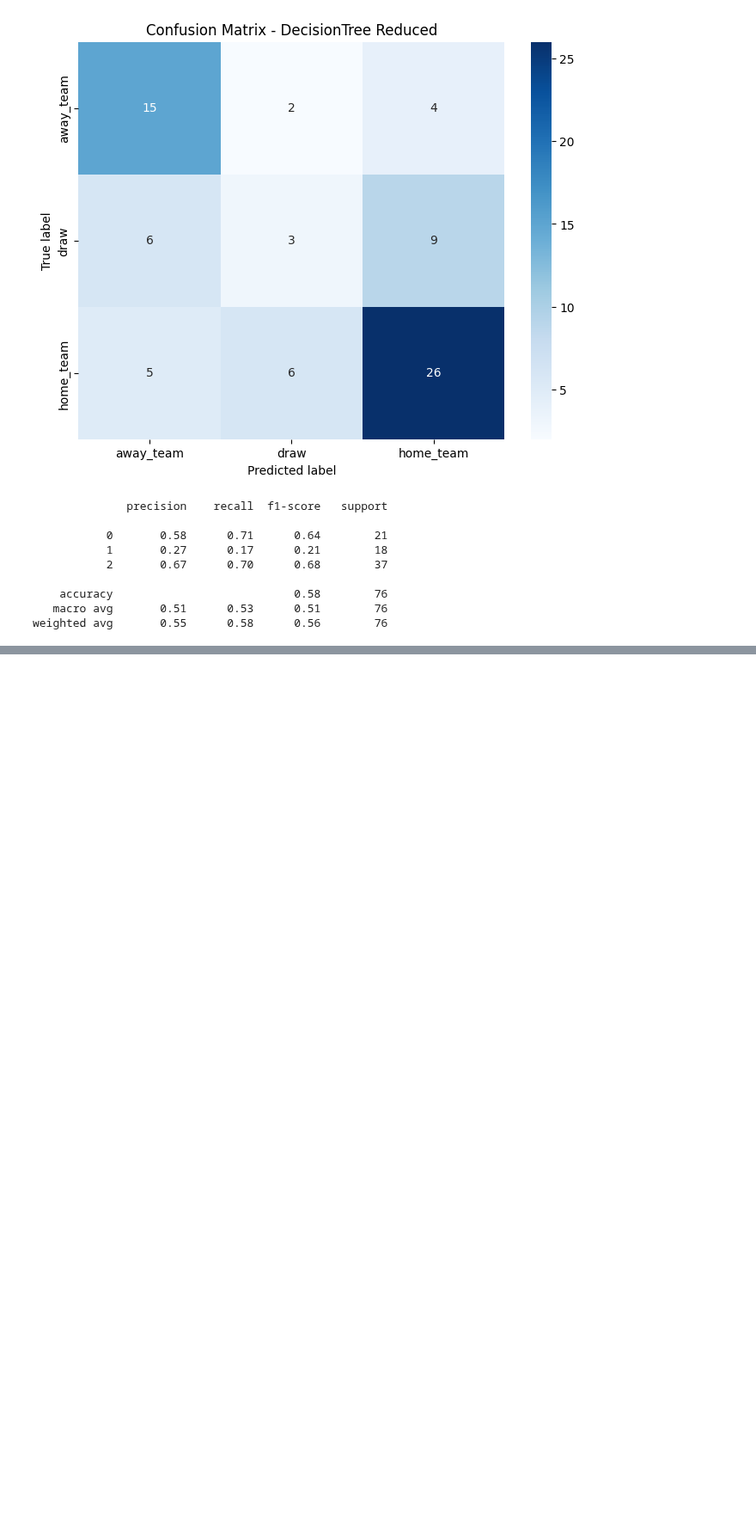
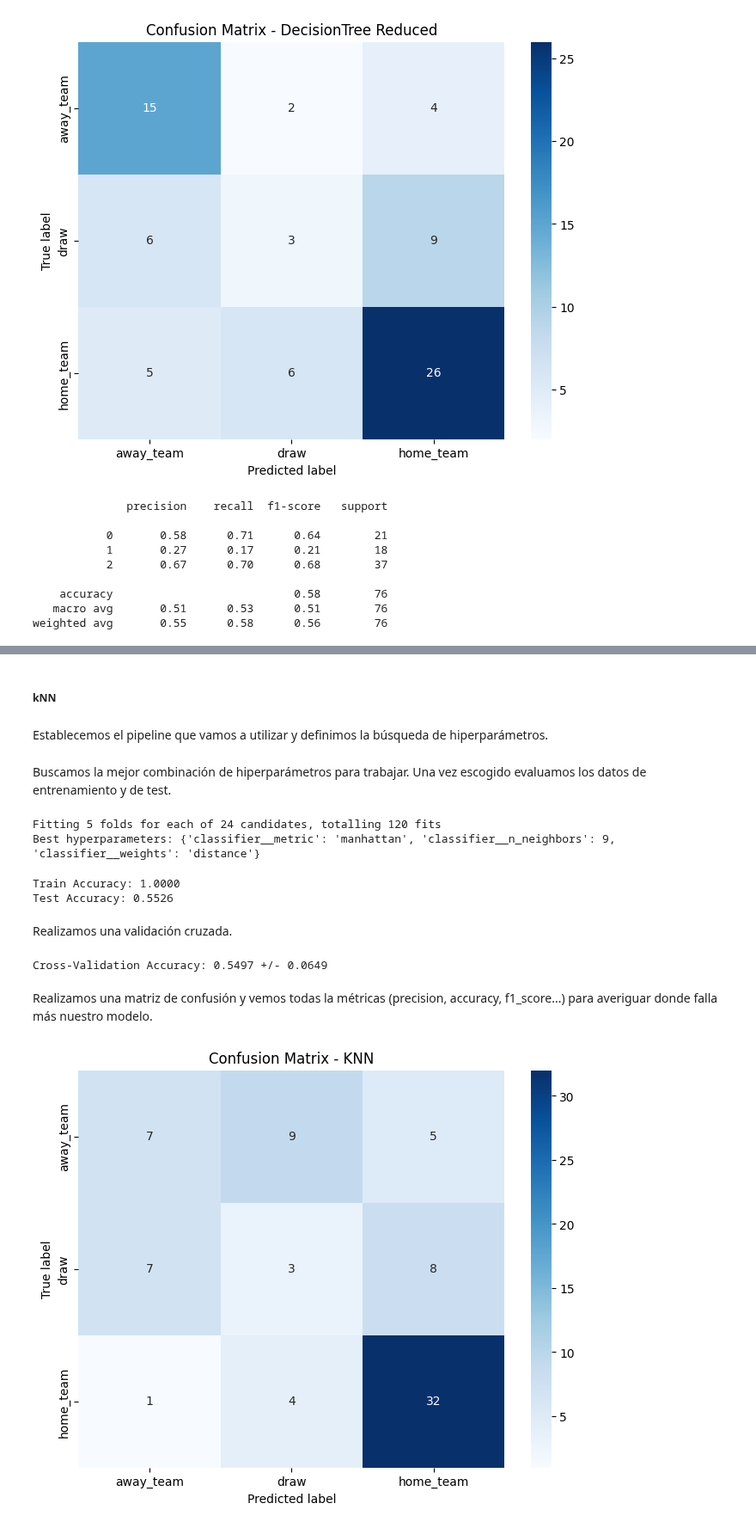
Before and after one commit to Jaime-Linares/DataAnalysis-FootySage, a Jupyter notebook: feature_selection.ipynb, the cells around one changed output, grey strips where cells are left out. Shown at 86% size. Cells and saved outputs as stored; diff of their text form; code cells hidden in the pictures; blank space fills up the shorter version.

```diff
--- a/feature_selection.ipynb
+++ b/feature_selection.ipynb
@@ -555,0 +734,72 @@ weighted avg       0.55      0.58      0.56        76
+# %% [markdown]
+##### kNN
+# %% [markdown]
+Establecemos el pipeline que vamos a utilizar y definimos la búsqueda de hiperparámetros.
+# %%
+from sklearn.pipeline import Pipeline
+from sklearn.preprocessing import MinMaxScaler
+from sklearn.neighbors import KNeighborsClassifier
+
+
+# definimos un pipeline para el modelo KNeighborsClassifier con StandardScaler
+knn_pipeline = Pipeline([
+    ('scaler', MinMaxScaler()),
+    ('classifier', KNeighborsClassifier())
+])
+
+# definimos el espacio de búsqueda de hiperparámetros
+knn_param_grid = {
+    'classifier__n_neighbors': [3, 5, 7, 9],
+    'classifier__weights': ['uniform', 'distance'],
+    'classifier__metric': ['euclidean', 'manhattan', 'minkowski']
+}
+# %% [markdown]
+Buscamos la mejor combinación de hiperparámetros para trabajar. Una vez escogido evaluamos los datos de entrenamiento y de test.
+# %%
+from sklearn.model_selection import GridSearchCV
+
+
+# realizamos la búsqueda de hiperparámetros
+grid_search = GridSearchCV(knn_pipeline, knn_param_grid, cv=5, scoring='accuracy', verbose=1, n_jobs=-1)
+grid_search.fit(X_train, y_train)
+
+# mejores parámetros
+print("Best hyperparameters:", grid_search.best_params_)
+# mejor modelo
+knn_best_model = grid_search.best_estimator_
+# %% [output]
+Fitting 5 folds for each of 24 candidates, totalling 120 fits
+Best hyperparameters: {'classifier__metric': 'manhattan', 'classifier__n_neighbors': 9, 'classifier__weights': 'distance'}
+# %%
+# evaluación en el conjunto de entrenamiento y prueba
+train_accuracy = knn_best_model.score(X_train, y_train)
+print(f"Train Accuracy: {train_accuracy:.4f}")
+test_accuracy = knn_best_model.score(X_test, y_test)
+print(f"Test Accuracy: {test_accuracy:.4f}")
+# %% [output]
+Train Accuracy: 1.0000
+Test Accuracy: 0.5526
+# %% [markdown]
+Realizamos una validación cruzada.
+# %%
+# validación cruzada con el mejor modelo
+cv_scores = cross_val_score(knn_best_model, X_train, y_train, cv=5, scoring='accuracy')
+print(f"Cross-Validation Accuracy: {cv_scores.mean():.4f} +/- {cv_scores.std():.4f}")
+# %% [output]
+Cross-Validation Accuracy: 0.5497 +/- 0.0649
+# %% [markdown]
+Realizamos una matriz de confusión y vemos todas la métricas (precision, accuracy, f1_score...) para averiguar donde falla más nuestro modelo.
+# %%
+# predicciones en el conjunto de prueba
+y_pred = knn_best_model.predict(X_test)
+
+# Matriz de confusión
+conf_matrix = confusion_matrix(y_test, y_pred)
+plt.figure(figsize=(8, 6))
+sns.heatmap(conf_matrix, annot=True, fmt='d', cmap='Blues', xticklabels=encoder.classes_, yticklabels=encoder.classes_)
+plt.xlabel('Predicted label')
+plt.ylabel('True label')
+plt.title('Confusion Matrix - KNN')
+plt.show()
+# %% [output]
+[figure, added]
```
Also changed, not shown: parts of 19 cells of this notebook.
